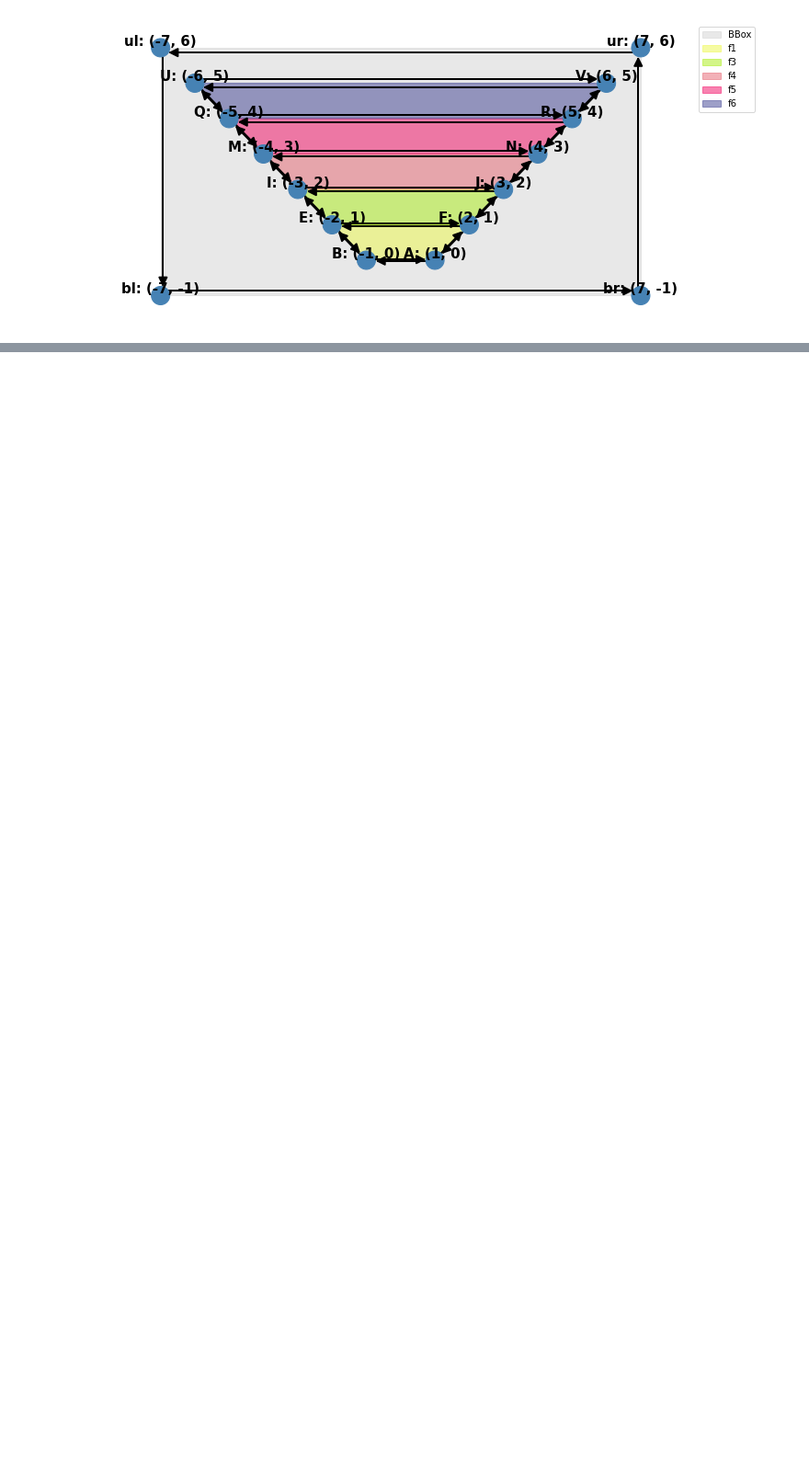
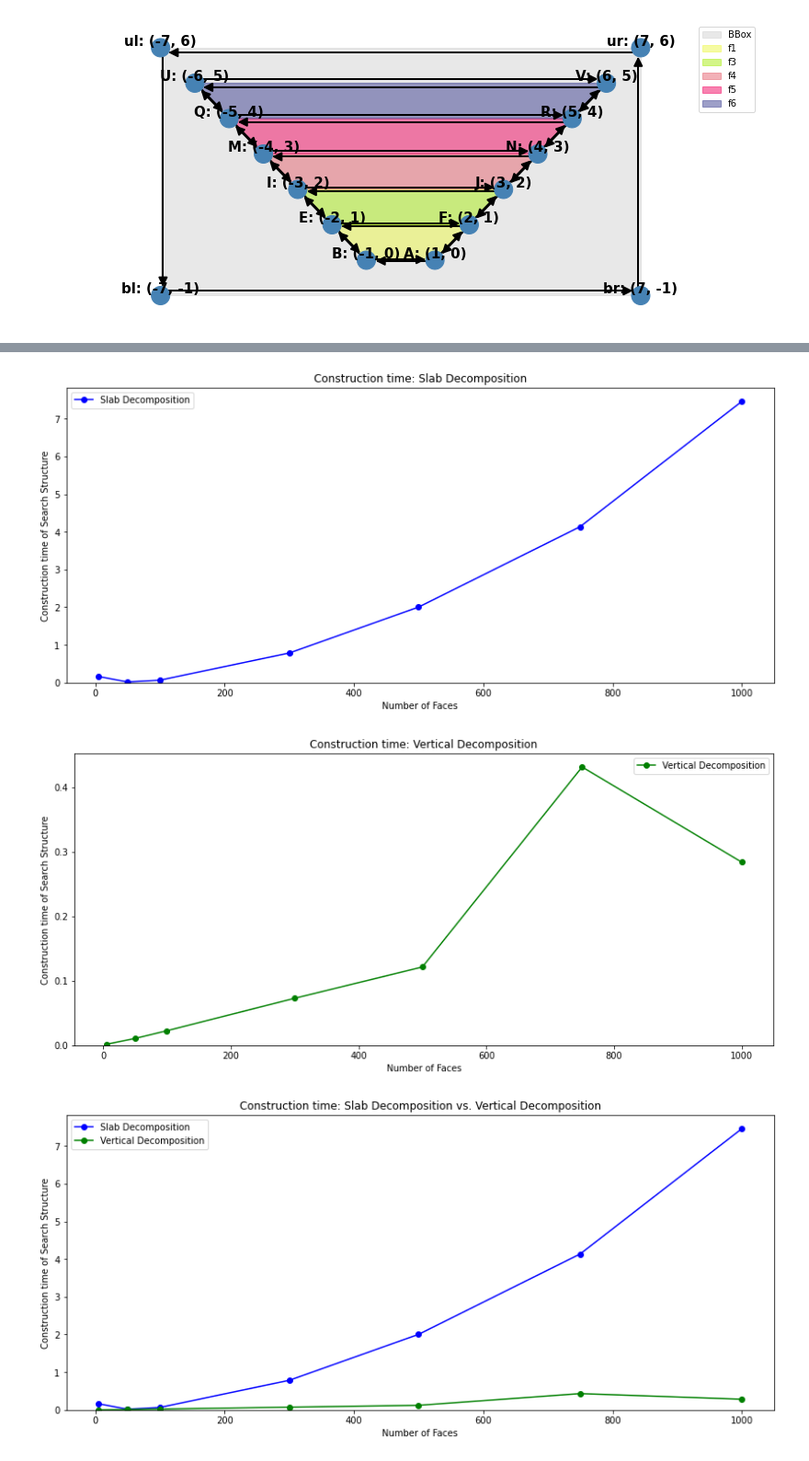
Before and after one commit to t1jsh111/2IMA15, a Jupyter notebook: notebook.ipynb, the cells around one changed output, grey strips where cells are left out. Shown at 92% size. Drawn from its saved outputs; the diff is of its cells as text; code cells hidden in the pictures; blank space fills up the shorter version.

Commit message:
updates to jupyter: in particular fixed sentences, and added plots

```diff
--- a/notebook.ipynb
+++ b/notebook.ipynb
@@ -561,7 +555,0 @@ Now we create the search structure + trapezoidal map using the trapezoidal map a
-# %%
-import time
-
-start = time.time()
-search_structure, trapezoidal_map = ca.trapezoidal_map_algorithm(myDCEL)
-end = time.time()
-print("Time to construct search structure and trapezoidal map is " + str(end - start) + " seconds ")
@@ -572,11 +555,0 @@ Time to construct search structure and trapezoidal map is 0.0010058879852294922
-# %%
-# Vertical Decomposition Algorithm query
-query_point = QueryPoint(0, 4.5)
-
-start = time.time()
-t = search_structure.query(query_point).trapezoid
-end = time.time()
-print("Time to query a point is " + str(end - start) + " seconds ")
-
-face_name = t.bottom.right_arrow.incident_face.name
-print(face_name)
@@ -644,0 +639,39 @@ Vertical decomposition: Time to query a point is 5.888938903808594e-05 seconds
+# %%
+import matplotlib.pyplot as plt
+# line 1 points
+x1 = test_cases
+y1 = slab_decomposition_construction_time
+# plotting the line 1 points
+plt.plot(x1, y1, 'b', label = "Slab Decomposition", marker='o')
+plt.xlabel('Number of Faces')
+plt.ylabel('Construction time of Search Structure')
+plt.title('Construction time: Slab Decomposition')
+plt.legend()
+plt.ylim(ymin=0)
+plt.show()
+
+x2 = test_cases
+y2 = vertical_decomposition_construction_time
+# plotting the line 2 points
+plt.plot(x2, y2, 'g', label = "Vertical Decomposition", marker='o')
+plt.xlabel('Number of Faces')
+plt.ylabel('Construction time of Search Structure')
+plt.title('Construction time: Vertical Decomposition')
+plt.legend()
+plt.ylim(ymin=0)
+plt.show()
+
+plt.plot(x1, y1, 'b', label = "Slab Decomposition", marker='o')
+plt.plot(x2, y2, 'g',  label = "Vertical Decomposition", marker='o')
+plt.xlabel('Number of Faces')
+plt.ylabel('Construction time of Search Structure')
+plt.title('Construction time: Slab Decomposition vs. Vertical Decomposition')
+plt.legend()
+plt.ylim(ymin=0)
+
+#
+plt.show()
+# %% [output]
+[figure, added]
+[figure, added]
+[figure, added]
```
Also changed, not shown: parts of 12 cells of this notebook.
